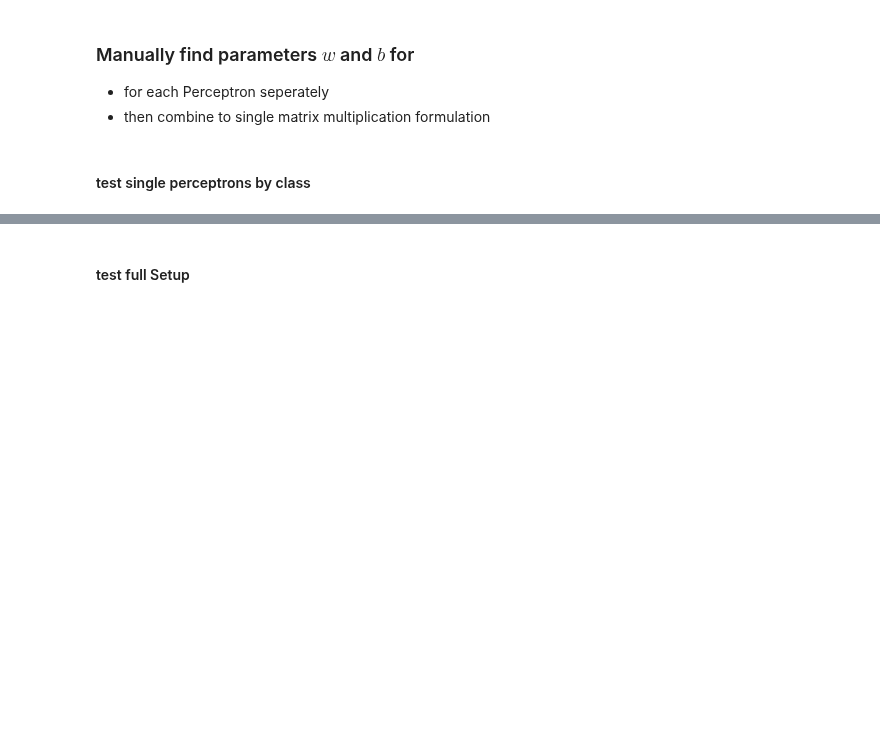
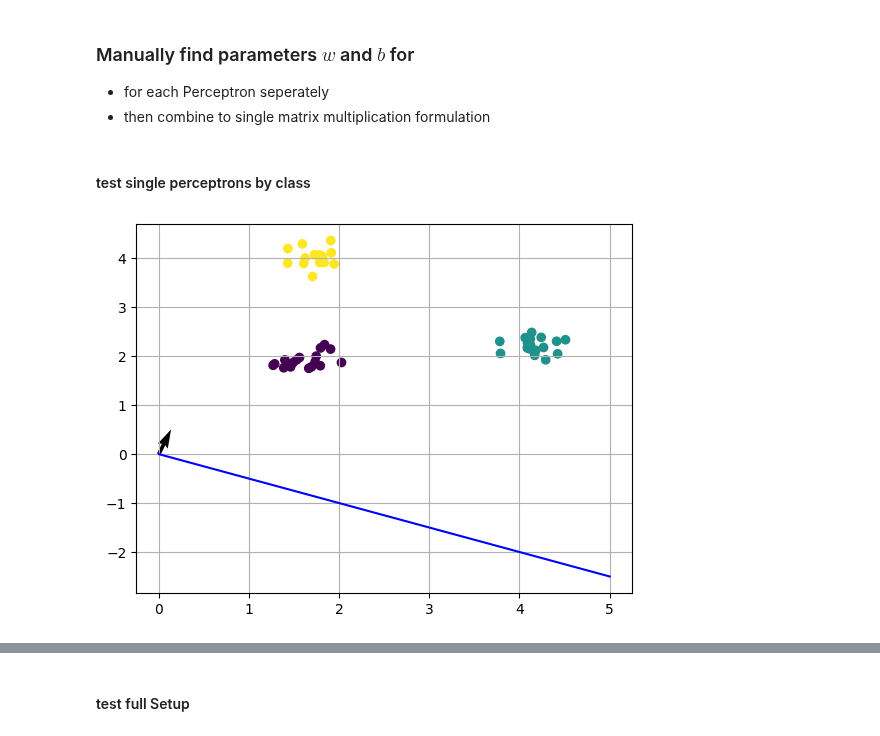
Before and after one commit to Mv0sKff/MyDeepLearning, a Jupyter notebook: week_2/Aufgabe_2_Multi_Class_Perceptrons.ipynb, the cells around one changed output, grey strips where cells are left out. Cells and saved outputs as stored; diff of their text form; code cells hidden in the pictures; blank space fills up the shorter version.

```diff
--- a/week_2/Aufgabe_2_Multi_Class_Perceptrons.ipynb
+++ b/week_2/Aufgabe_2_Multi_Class_Perceptrons.ipynb
@@ -47,0 +99,10 @@ encoded = enc.fit_transform(y.reshape(-1,1))
+# %%
+w1 = np.array([1/0.7,2/0.7])
+b1 = 0
+
+line1 = plot_line_from_normal_vector_and_offset(w1, b1, color='blue',x_range=[0,5])
+plt.scatter(X[:,0],X[:,1],c=y)
+plt.quiver(0,b1,w1[0],w1[1])
+plt.grid()
+# %% [output]
+[figure, added]
```
Also changed, not shown: parts of 2 cells of this notebook.
